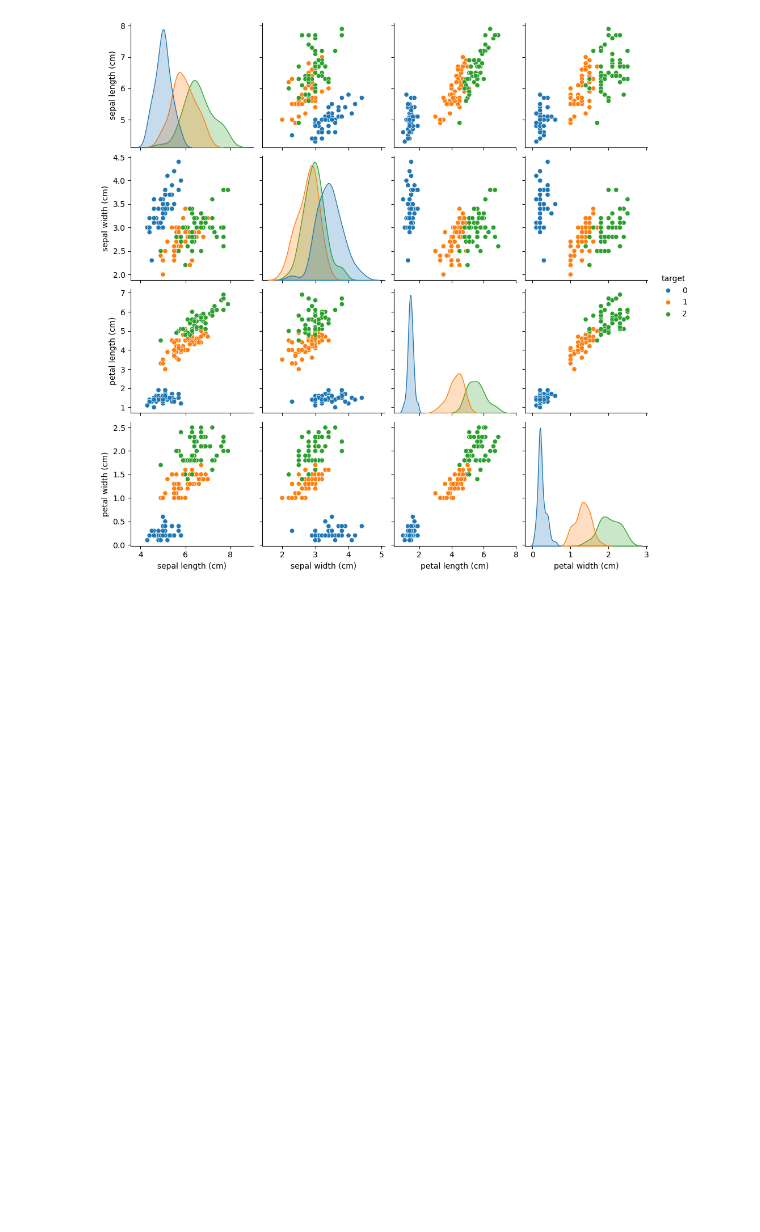
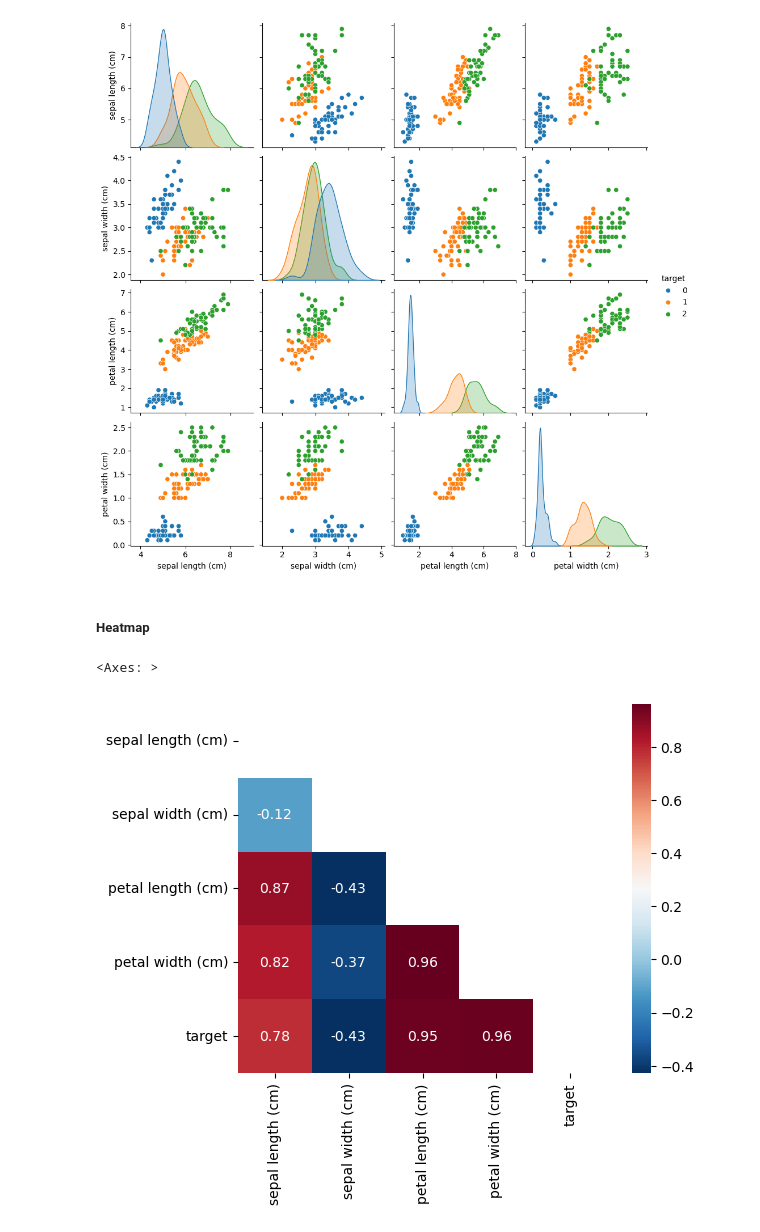
Before and after one commit to horacekangholie/ds-eda-01-iris-dataset, a Jupyter notebook: notebooks/eda-iris-dataset.ipynb, the cells around one changed output. Cells and saved outputs as stored; diff of their text form; code cells hidden in the pictures; blank space fills up the shorter version.

```diff
--- a/notebooks/eda-iris-dataset.ipynb
+++ b/notebooks/eda-iris-dataset.ipynb
@@ -50,3 +50,17 @@ sns.pairplot(df_data, hue='target', diag_kind='kde', palette='tab10')
 # %% [output]
 <seaborn.axisgrid.PairGrid at 0x...>
 [figure]
+# %% [markdown]
+##### Heatmap
+# %%
+# Calculate the correlation matrix for all numeric columns
+corr = df_data.corr()
+
+# hide duplicate values of upper triangle matrix
+mask = np.triu(np.ones_like(corr, dtype=np.bool_))
+
+# Draw the map
+sns.heatmap(corr, square=True, annot=True, mask=mask, cmap="RdBu_r")
+# %% [output]
+<Axes: >
+[figure, added]
```
Also changed, not shown: 2 other files.
